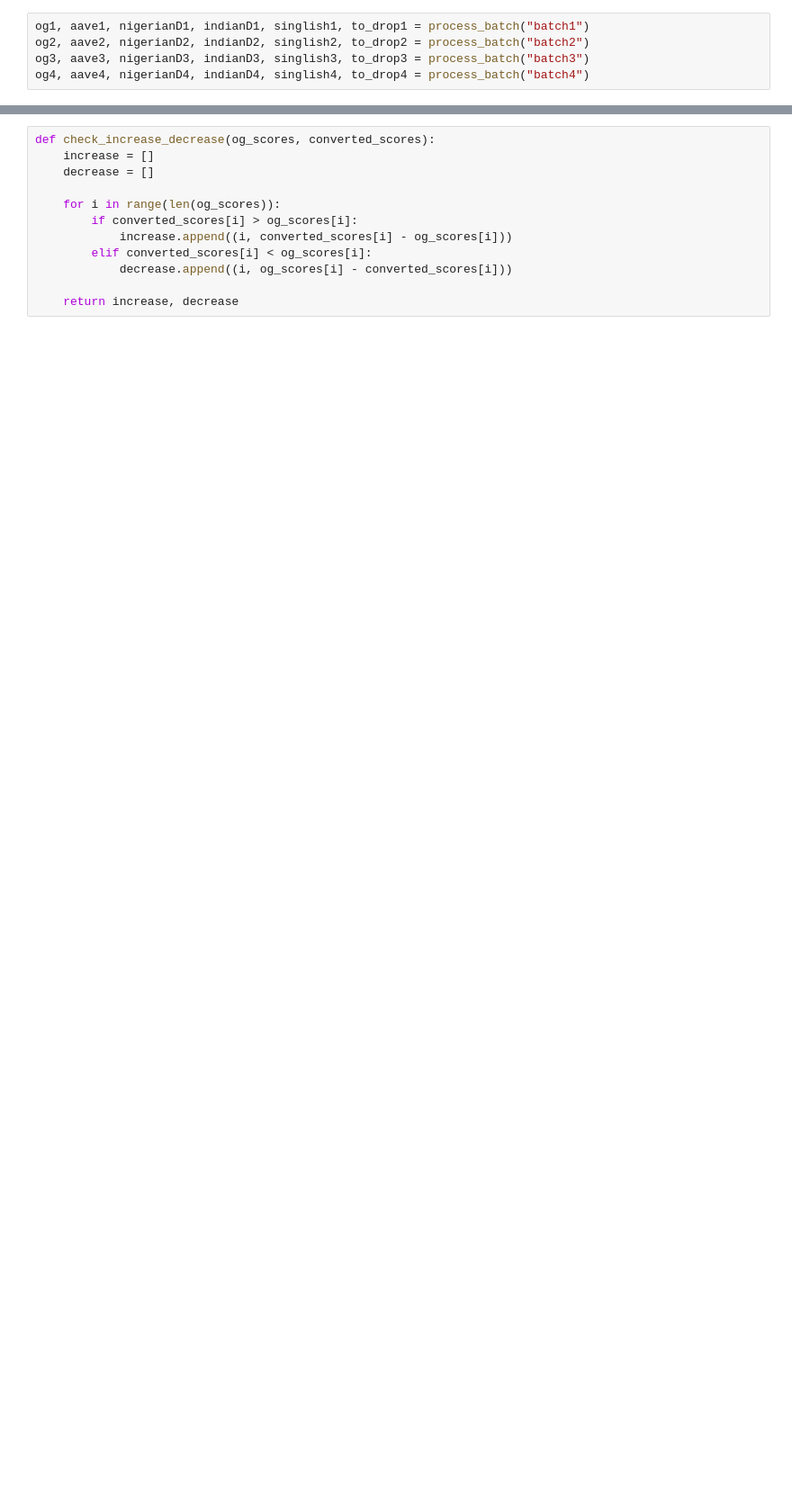
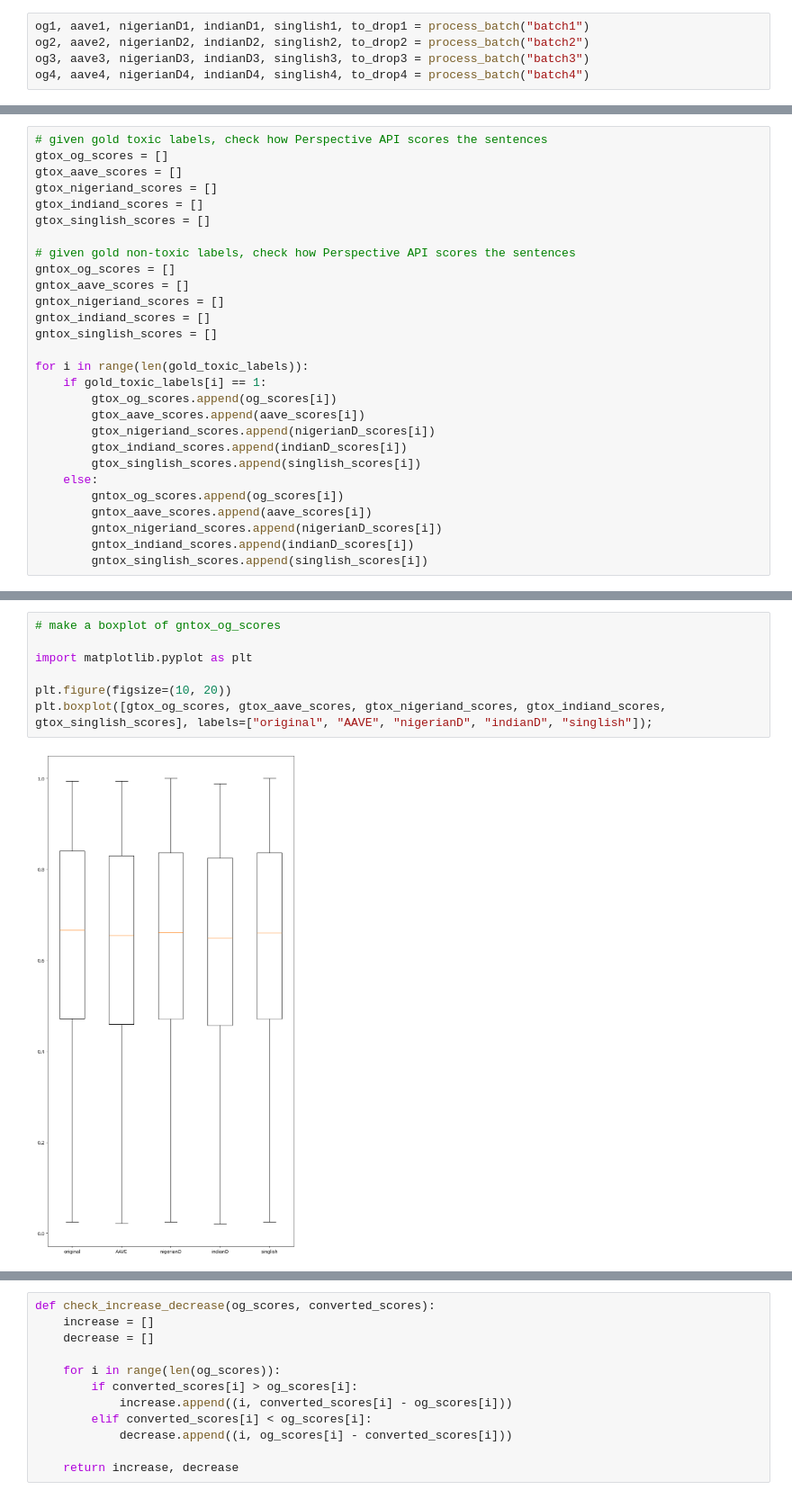
Before and after one commit to xuanxuanx-98/CompMod_2324_BN-AP, a Jupyter notebook: notebooks/examine_perspective_results.ipynb, the cells around one changed output, grey strips where cells are left out. Shown at 90% size. Cells and saved outputs as stored; diff of their text form; blank space fills up the shorter version.

```diff
--- a/notebooks/examine_perspective_results.ipynb
+++ b/notebooks/examine_perspective_results.ipynb
@@ -64,0 +104,28 @@ to_drop = sorted(to_drop1 + to_drop2 + to_drop3 + to_drop4, reverse=True)
+# %%
+# given gold toxic labels, check how Perspective API scores the sentences
+gtox_og_scores = []
+gtox_aave_scores = []
+gtox_nigeriand_scores = []
+gtox_indiand_scores = []
+gtox_singlish_scores = []
+
+# given gold non-toxic labels, check how Perspective API scores the sentences
+gntox_og_scores = []
+gntox_aave_scores = []
+gntox_nigeriand_scores = []
+gntox_indiand_scores = []
+gntox_singlish_scores = []
+
+for i in range(len(gold_toxic_labels)):
+    if gold_toxic_labels[i] == 1:
+        gtox_og_scores.append(og_scores[i])
+        gtox_aave_scores.append(aave_scores[i])
+        gtox_nigeriand_scores.append(nigerianD_scores[i])
+        gtox_indiand_scores.append(indianD_scores[i])
+        gtox_singlish_scores.append(singlish_scores[i])
+    else:
+        gntox_og_scores.append(og_scores[i])
+        gntox_aave_scores.append(aave_scores[i])
+        gntox_nigeriand_scores.append(nigerianD_scores[i])
+        gntox_indiand_scores.append(indianD_scores[i])
+        gntox_singlish_scores.append(singlish_scores[i])
@@ -64,0 +139,9 @@ to_drop = sorted(to_drop1 + to_drop2 + to_drop3 + to_drop4, reverse=True)
+# %%
+# make a boxplot of gntox_og_scores
+
+import matplotlib.pyplot as plt
+
+plt.figure(figsize=(10, 20))
+plt.boxplot([gtox_og_scores, gtox_aave_scores, gtox_nigeriand_scores, gtox_indiand_scores, gtox_singlish_scores], labels=["original", "AAVE", "nigerianD", "indianD", "singlish"]);
+# %% [output]
+[figure, added]
```
Also changed, not shown: parts of 20 cells of this notebook, 3 other files.
